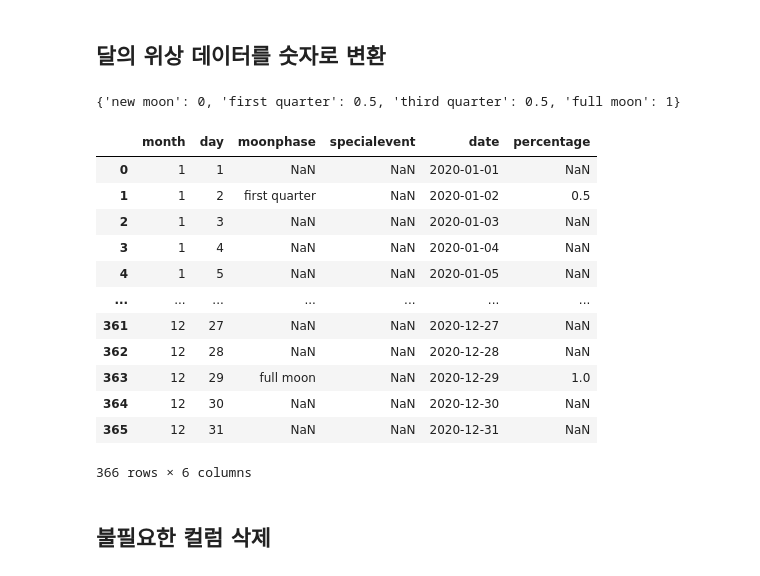
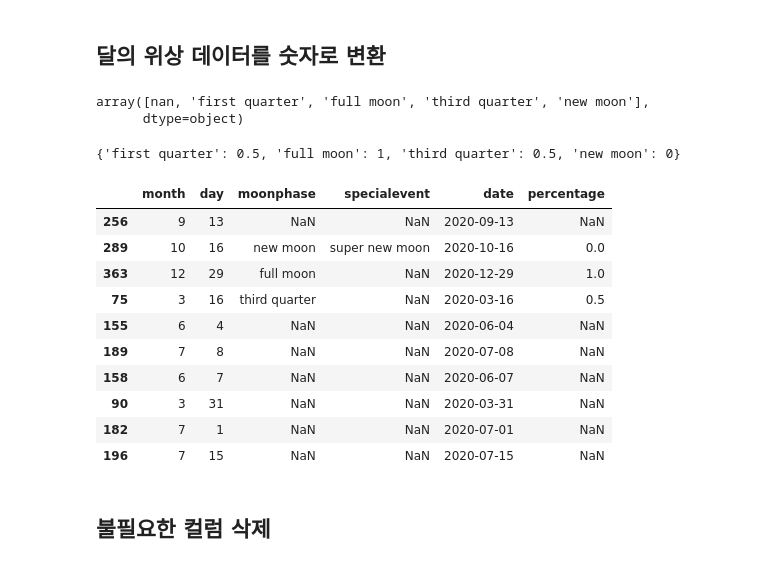
Before and after one commit to jiminxchris/pythonProject, a Jupyter notebook: 02_유성우_미션.ipynb, the cells around one changed output. Saved outputs shown, nothing was run; the diff lists cells and outputs as text; code cells hidden in the pictures.

```diff
--- a/02_유성우_미션.ipynb
+++ b/02_유성우_미션.ipynb
@@ -294,8 +364,9 @@ meteor_showers
 # %%
-# moon_phases 데이터 프레임에 일자 정보를 datatime으로 변환하여 date컬럼 추가
-
-
-
+# moon_phases 데이터 프레임에 일자 정보를 datatime으로 변환하여 date컬럼 추가 20200428
+moon_phases['date'] = pd.to_datetime(2020 * 10000 +
+               moon_phases['month'] * 100 +
+               moon_phases['day'],
+               format='%Y%m%d')
 moon_phases
 # %% [output]
 |  | month | day | moonphase | specialevent | date |
@@ -314,26 +400,32 @@ moon_phases
 # %% [markdown]
 ## 달의 위상 데이터를 숫자로 변환
+# %%
+moon_phases['moonphase'].unique()
+# %% [output]
+array([nan, 'first quarter', 'full moon', 'third quarter', 'new moon'],
+      dtype=object)
 # %%
 # 달의 위상 데이터를 숫자로 변환하기
-phases = {}
+phases = {'first quarter': 0.5 , 'full moon': 1 , 'third quarter': 0.5 , 'new moon':0}
 phases
 # %% [output]
-{'new moon': 0, 'first quarter': 0.5, 'third quarter': 0.5, 'full moon': 1}
+{'first quarter': 0.5, 'full moon': 1, 'third quarter': 0.5, 'new moon': 0}
 # %%
 # 달의위상 데이터프레임에 phases데이터를 이용하여 백분율 컬럼(percentage) 새롭게 추가하기
+moon_phases['percentage'] = moon_phases['moonphase'].map(phases)
-# %% [output]
-|  | month | day | moonphase | specialevent | date | percentage |
-| 0 | 1 | 1 | NaN | NaN | 2020-01-01 | NaN |
-| 1 | 1 | 2 | first quarter | NaN | 2020-01-02 | 0.5 |
-| 2 | 1 | 3 | NaN | NaN | 2020-01-03 | NaN |
-| 3 | 1 | 4 | NaN | NaN | 2020-01-04 | NaN |
-| 4 | 1 | 5 | NaN | NaN | 2020-01-05 | NaN |
-| ... | ... | ... | ... | ... | ... | ... |
-| 361 | 12 | 27 | NaN | NaN | 2020-12-27 | NaN |
-| 362 | 12 | 28 | NaN | NaN | 2020-12-28 | NaN |
-| 363 | 12 | 29 | full moon | NaN | 2020-12-29 | 1.0 |
-| 364 | 12 | 30 | NaN | NaN | 2020-12-30 | NaN |
-| 365 | 12 | 31 | NaN | NaN | 2020-12-31 | NaN |
-366 rows × 6 columns
+# %%
+moon_phases.sample(10)
+# %% [output]
+|  | month | day | moonphase | specialevent | date | percentage |
+| 256 | 9 | 13 | NaN | NaN | 2020-09-13 | NaN |
+| 289 | 10 | 16 | new moon | super new moon | 2020-10-16 | 0.0 |
+| 363 | 12 | 29 | full moon | NaN | 2020-12-29 | 1.0 |
+| 75 | 3 | 16 | third quarter | NaN | 2020-03-16 | 0.5 |
+| 155 | 6 | 4 | NaN | NaN | 2020-06-04 | NaN |
+| 189 | 7 | 8 | NaN | NaN | 2020-07-08 | NaN |
+| 158 | 6 | 7 | NaN | NaN | 2020-06-07 | NaN |
+| 90 | 3 | 31 | NaN | NaN | 2020-03-31 | NaN |
+| 182 | 7 | 1 | NaN | NaN | 2020-07-01 | NaN |
+| 196 | 7 | 15 | NaN | NaN | 2020-07-15 | NaN |
 # %% [markdown]
 ## 불필요한 컬럼 삭제
```
Also changed, not shown: parts of 19 cells of this notebook.
